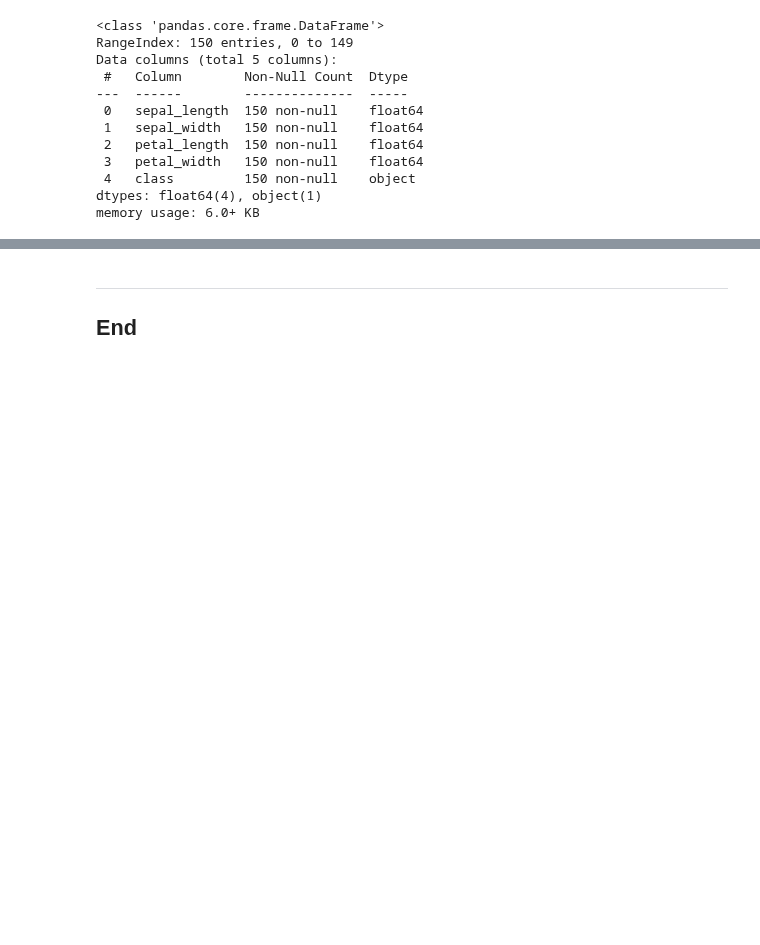
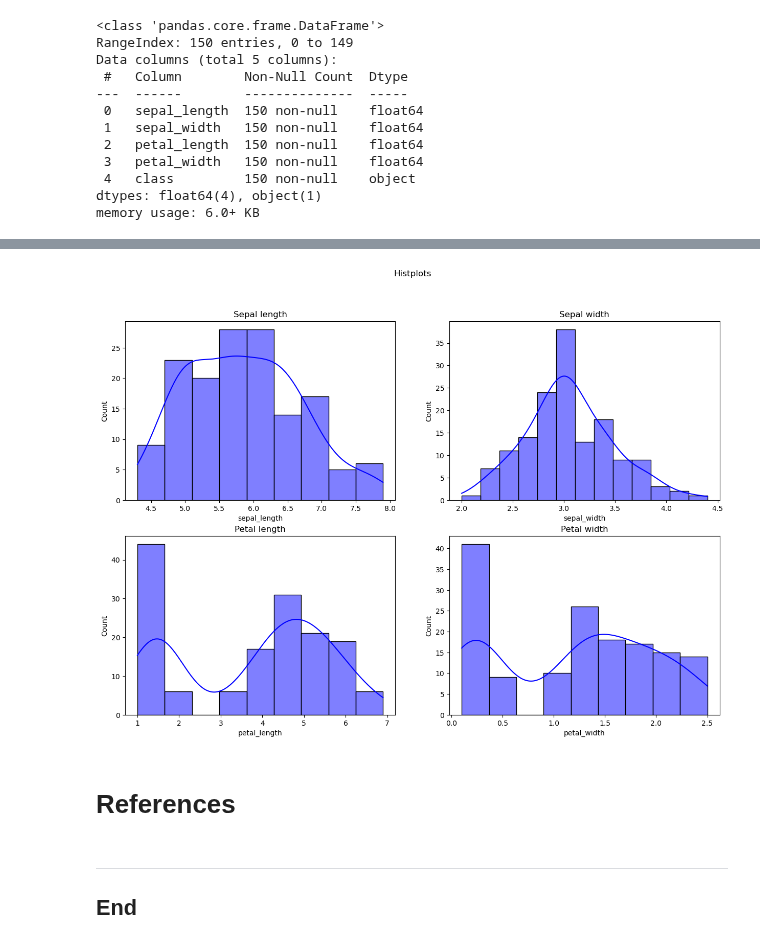
Before and after one commit to nurbujang/fundaw23, a Jupyter notebook: project.ipynb, the cells around one changed output, grey strips where cells are left out. Cells and saved outputs as stored; diff of their text form; code cells hidden in the pictures; blank space fills up the shorter version.

Commit message:
histograms, probability distribution

```diff
--- a/project.ipynb
+++ b/project.ipynb
@@ -65,3 +71,36 @@ memory usage: 6.0+ KB
+# %%
+# For the independent variables:
+
+fig, axs = plt.subplots(2, 2, figsize=[15, 10])
+fig.suptitle('Histplots')
+
+sns.histplot(df['sepal_length'],
+             kde=True, color='blue', label='Data',
+             ax=axs[0,0]
+             )
+axs[0,0].set_title('Sepal length')
+
+sns.histplot(df['sepal_width'],
+             kde=True, color='blue', label='Data',
+             ax=axs[0,1]
+             )
+axs[0,1].set_title('Sepal width')
+
+sns.histplot(df['petal_length'],
+             kde=True, color='blue', label='Data',
+             ax=axs[1,0]
+             )
+axs[1,0].set_title('Petal length')
+
+sns.histplot(df['petal_width'],
+             kde=True, color='blue', label='Data',
+             ax=axs[1,1]
+             )
+axs[1,1].set_title('Petal width');
+# %% [output]
+[figure, added]
+# %% [markdown]
+# References
 # %% [markdown]
 ***
 
```
Also changed, not shown: parts of 2 cells of this notebook, 1 other file.
